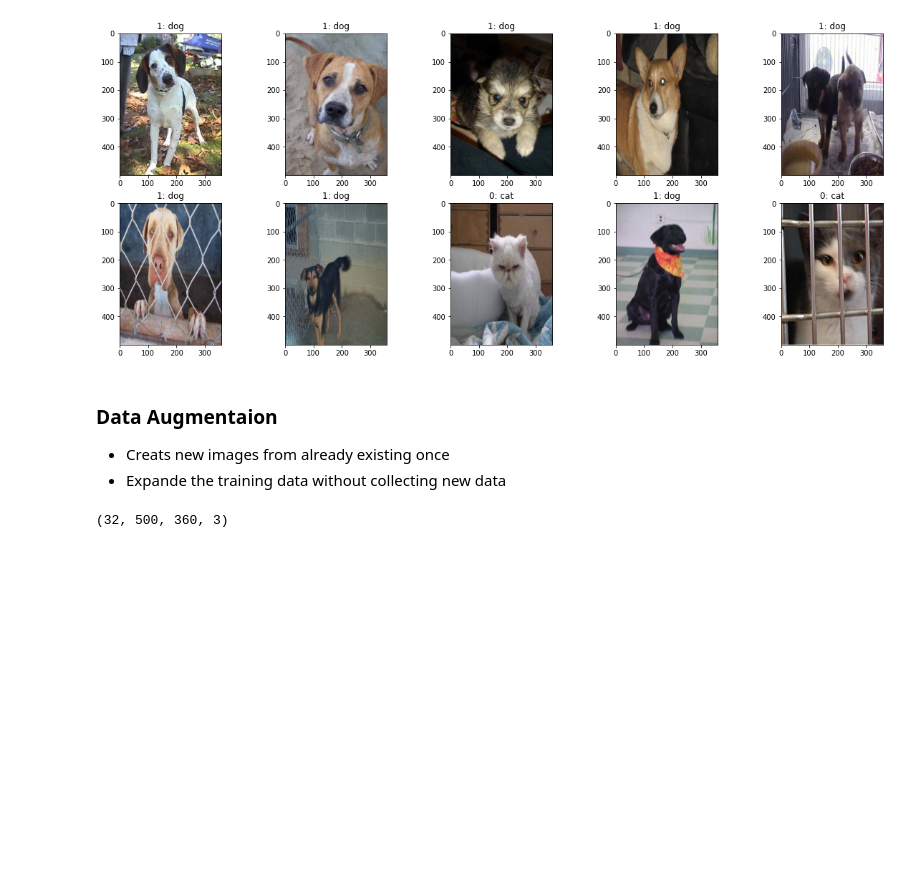
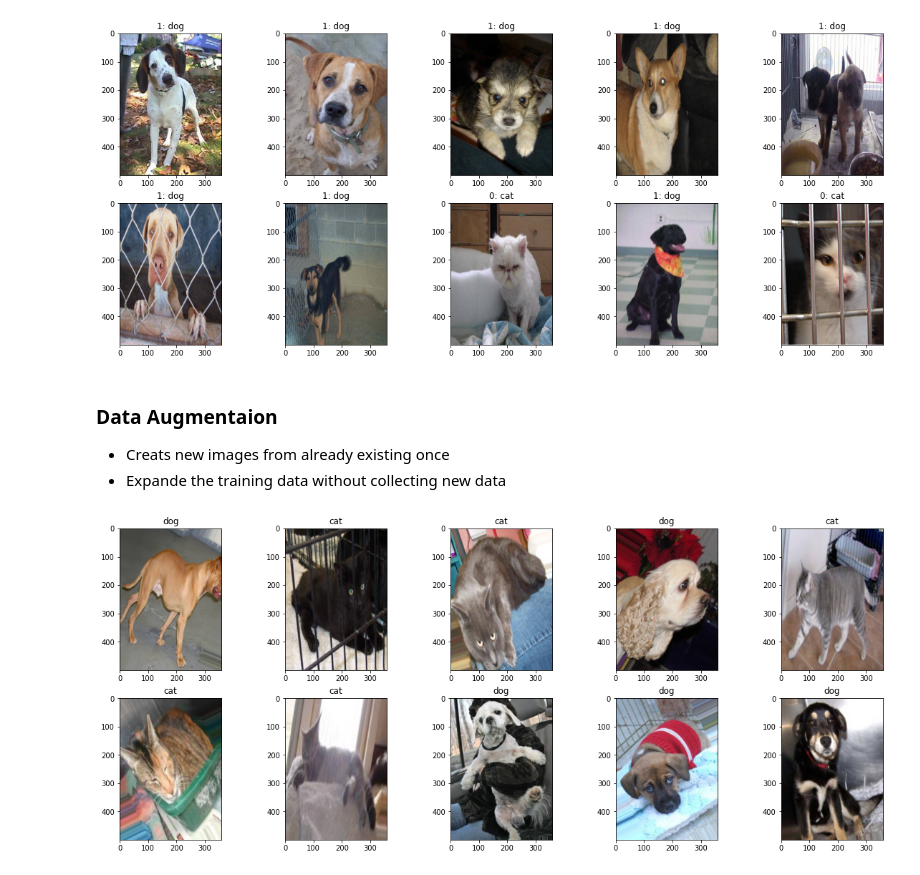
Before and after one commit to FabianAndersson17/Deep_learning_Fabian_Andersson, a Jupyter notebook: Labs/lab.ipynb, the cells around one changed output. Saved outputs shown, nothing was run; the diff lists cells and outputs as text; code cells hidden in the pictures; blank space fills up the shorter version.

```diff
--- a/Labs/lab.ipynb
+++ b/Labs/lab.ipynb
@@ -197,8 +230,8 @@ image_plotter(resized_X_imgs)
 # %% [output]
 [figure]
 # %%
-X_train = np.zeros((len(resized_X_imgs), 500, 360, 3)) ## Creats a new numpy array with all the images
+X_train_val = np.zeros((len(resized_X_imgs), 500, 360, 3)) ## Creats a new numpy array with all the images
 
 for i, img in enumerate(resized_X_imgs):
-    X_train[i, :, :, :] = img/255
+    X_train_val[i, :, :, :] = img/255
 # %%
@@ -218,13 +251,19 @@ image_plotter(X_train)
 from tensorflow.keras.preprocessing.image import ImageDataGenerator
 
 train_img_generator = ImageDataGenerator(
-    rotation_range = 1/3,
+    rotation_range = 33,
     shear_range = 0.2,
     horizontal_flip = True
 )
 
-generated_imgs = train_img_generator.flow(X_train)
+generated_imgs = train_img_generator.flow(x = X_train_val, y = y_train_val_labels)
-# %%
-generated_imgs.next().shape
-# %% [output]
-(32, 500, 360, 3)
+# %%
+imgs_to_use = generated_imgs.next()
+
+fig, axes = plt.subplots(2, 5, figsize=(20,8))
+
+for i, ax in enumerate(axes.flatten()):
+    ax.imshow(imgs_to_use[0][i])
+    ax.set(title = imgs_to_use[1][i])
+# %% [output]
+[figure, added]
```
Also changed, not shown: parts of 6 cells of this notebook.
